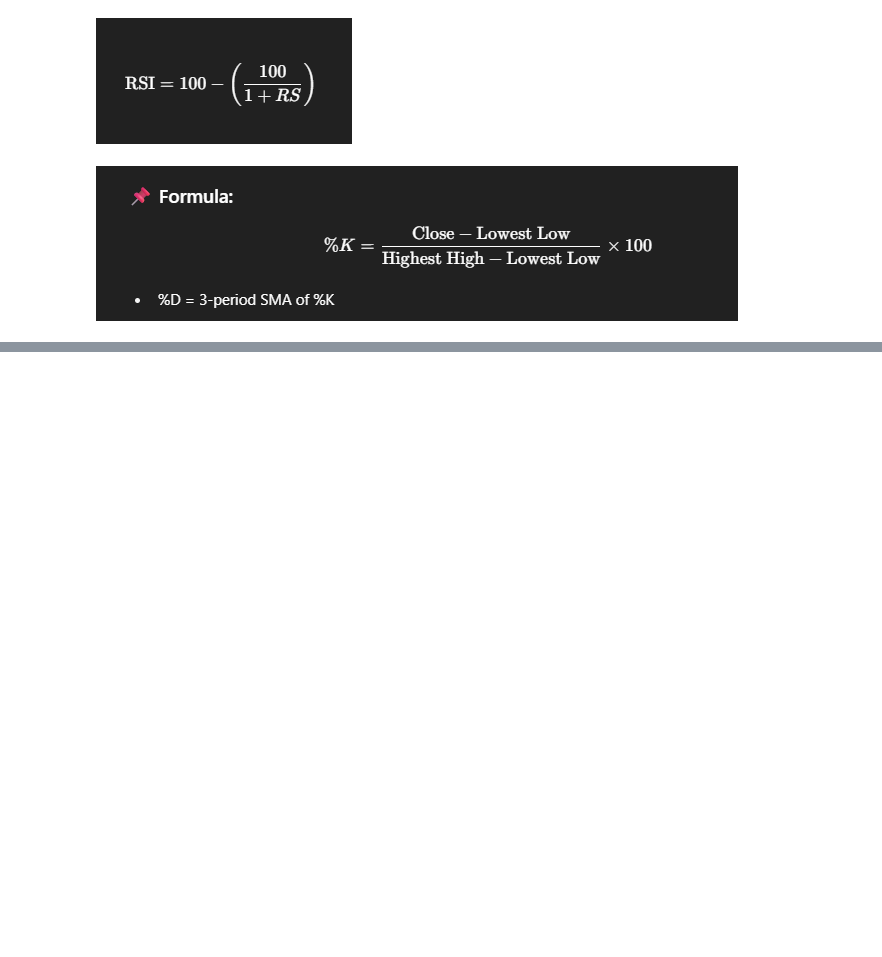
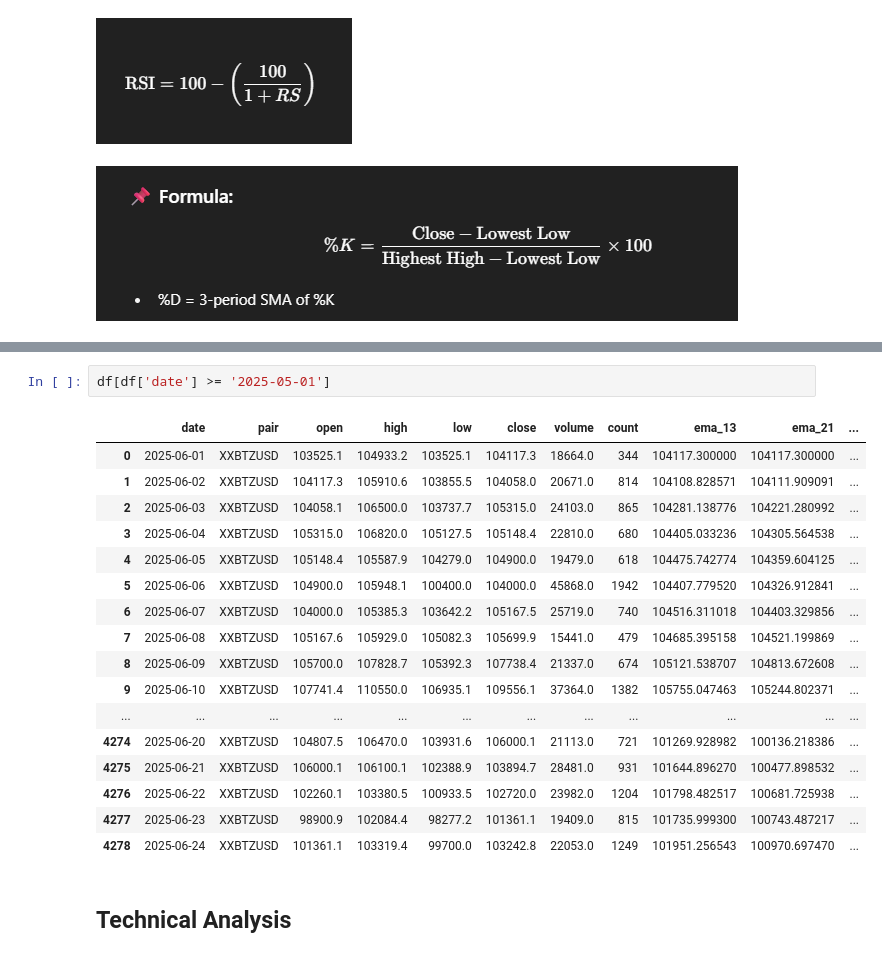
Before and after one commit to marcellinus-witarsah/llm-crypto-technical-analyzer-app, a Jupyter notebook: notebooks/playground.ipynb, the cells around one changed output, grey strips where cells are left out. Drawn from its saved outputs; the diff is of its cells as text; blank space fills up the shorter version.

```diff
--- a/notebooks/playground.ipynb
+++ b/notebooks/playground.ipynb
@@ -137,0 +161,22 @@ df['macd_bar'] = macd_bar
+# %%
+df[df['date'] >= '2025-05-01']
+# %% [output]
+|  | date | pair | open | high | low | close | volume | count | ema_13 | ema_21 | ... |
+| 0 | 2025-06-01 | XXBTZUSD | 103525.1 | 104933.2 | 103525.1 | 104117.3 | 18664.0 | 344 | 104117.300000 | 104117.300000 | ... |
+| 1 | 2025-06-02 | XXBTZUSD | 104117.3 | 105910.6 | 103855.5 | 104058.0 | 20671.0 | 814 | 104108.828571 | 104111.909091 | ... |
+| 2 | 2025-06-03 | XXBTZUSD | 104058.1 | 106500.0 | 103737.7 | 105315.0 | 24103.0 | 865 | 104281.138776 | 104221.280992 | ... |
+| 3 | 2025-06-04 | XXBTZUSD | 105315.0 | 106820.0 | 105127.5 | 105148.4 | 22810.0 | 680 | 104405.033236 | 104305.564538 | ... |
+| 4 | 2025-06-05 | XXBTZUSD | 105148.4 | 105587.9 | 104279.0 | 104900.0 | 19479.0 | 618 | 104475.742774 | 104359.604125 | ... |
+| 5 | 2025-06-06 | XXBTZUSD | 104900.0 | 105948.1 | 100400.0 | 104000.0 | 45868.0 | 1942 | 104407.779520 | 104326.912841 | ... |
+| 6 | 2025-06-07 | XXBTZUSD | 104000.0 | 105385.3 | 103642.2 | 105167.5 | 25719.0 | 740 | 104516.311018 | 104403.329856 | ... |
+| 7 | 2025-06-08 | XXBTZUSD | 105167.6 | 105929.0 | 105082.3 | 105699.9 | 15441.0 | 479 | 104685.395158 | 104521.199869 | ... |
+| 8 | 2025-06-09 | XXBTZUSD | 105700.0 | 107828.7 | 105392.3 | 107738.4 | 21337.0 | 674 | 105121.538707 | 104813.672608 | ... |
+| 9 | 2025-06-10 | XXBTZUSD | 107741.4 | 110550.0 | 106935.1 | 109556.1 | 37364.0 | 1382 | 105755.047463 | 105244.802371 | ... |
+| ... | ... | ... | ... | ... | ... | ... | ... | ... | ... | ... | ... |
+| 4274 | 2025-06-20 | XXBTZUSD | 104807.5 | 106470.0 | 103931.6 | 106000.1 | 21113.0 | 721 | 101269.928982 | 100136.218386 | ... |
+| 4275 | 2025-06-21 | XXBTZUSD | 106000.1 | 106100.1 | 102388.9 | 103894.7 | 28481.0 | 931 | 101644.896270 | 100477.898532 | ... |
+| 4276 | 2025-06-22 | XXBTZUSD | 102260.1 | 103380.5 | 100933.5 | 102720.0 | 23982.0 | 1204 | 101798.482517 | 100681.725938 | ... |
+| 4277 | 2025-06-23 | XXBTZUSD | 98900.9 | 102084.4 | 98277.2 | 101361.1 | 19409.0 | 815 | 101735.999300 | 100743.487217 | ... |
+| 4278 | 2025-06-24 | XXBTZUSD | 101361.1 | 103319.4 | 99700.0 | 103242.8 | 22053.0 | 1249 | 101951.256543 | 100970.697470 | ... |
+# %% [markdown]
+## Technical Analysis
```
Also changed, not shown: parts of 19 cells of this notebook, 8 other files.
